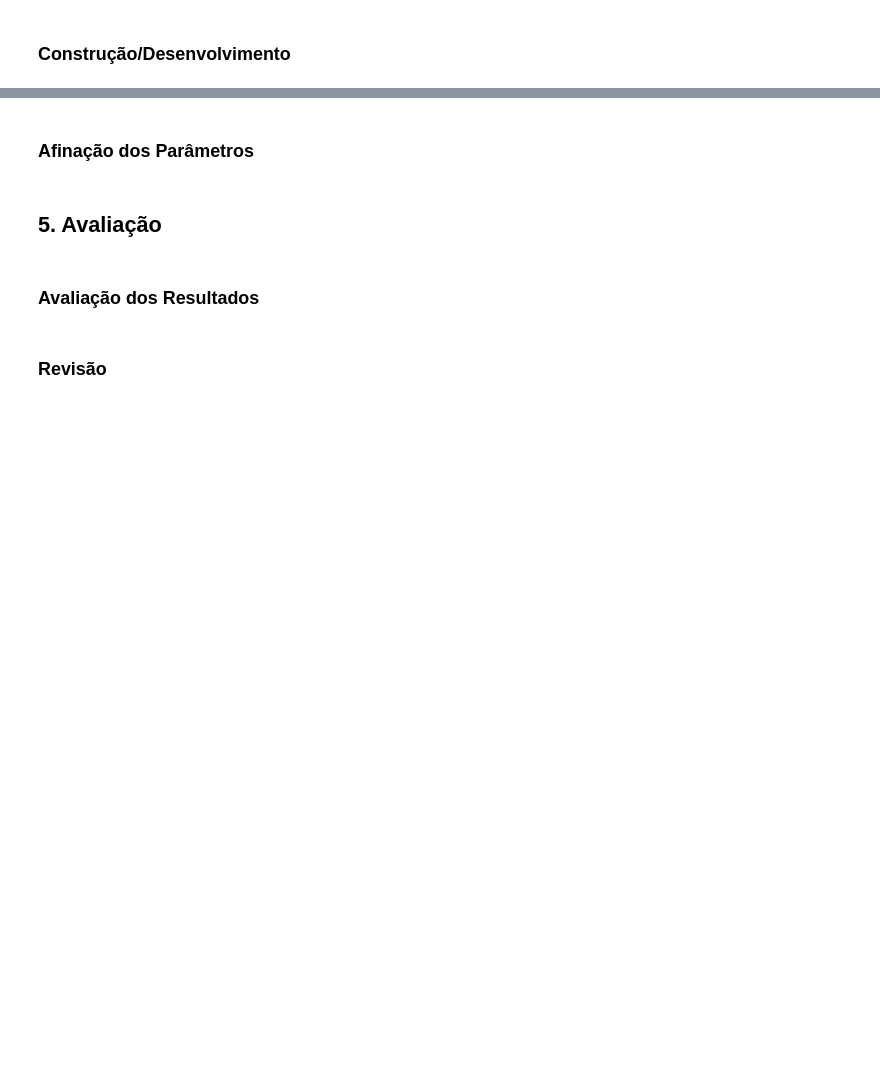
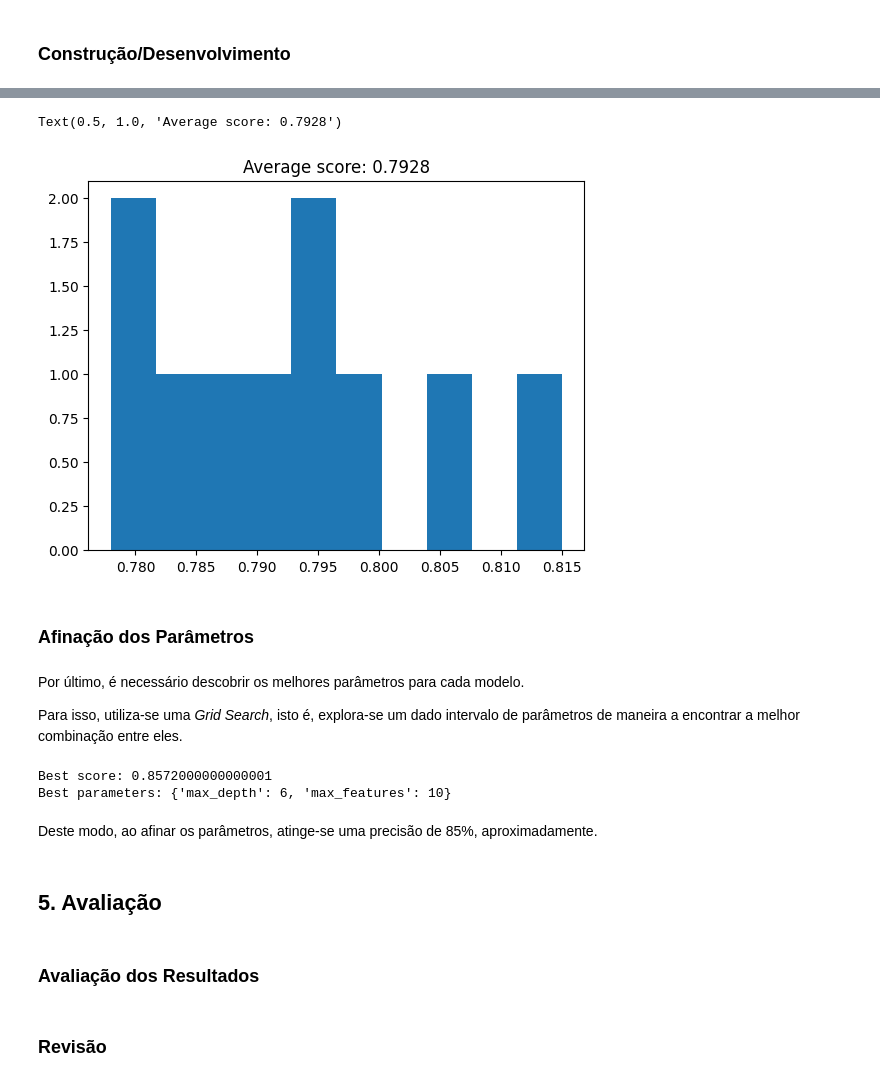
Before and after one commit to manelneto/churn, a Jupyter notebook: code.ipynb, the cells around one changed output, grey strips where cells are left out. Cells and saved outputs as stored; diff of their text form; code cells hidden in the pictures; blank space fills up the shorter version.

Commit message:
tentative decision tree classifier

```diff
--- a/code.ipynb
+++ b/code.ipynb
@@ -389,3 +393,5 @@ cleanData = selectedData
+# %%
+clean_data = selected_data
 # %% [markdown]
 ### Construção
 # %% [markdown]
@@ -420,9 +426,9 @@ No *output* do código acima, *int64* significa um número inteiro de 64 *bits*,
 
 *HasCrCard*, *IsActiveMember* e *Exited*, ao serem variáveis booleanas e, por isso, binárias, podem ser consideradas quantitativas discretas, pelo que podem ser representadas pelo tipo *int64*, como atualmente se encontram.
 # %%
-cleanData = pd.get_dummies(cleanData, drop_first = True, dtype = int)
+clean_data = pd.get_dummies(clean_data, drop_first = True, dtype = int)
 
-cleanData.head()
+clean_data.head()
 # %% [output]
 |  | CreditScore | Age | Tenure | Balance | NumOfProducts | HasCrCard | IsActiveMember | EstimatedSalary | ... |
 | 0 | 619 | 42 | 2 | 0.00 | 1 | 1 | 1 | 101348.88 | ... |
@@ -456,0 +467,6 @@ Deste modo, os dados estão, finalmente, prontos para servirem de treino e teste
+# %%
+all_inputs = clean_data.drop(['Exited'], axis = 1)
+
+all_labels = clean_data['Exited']
+
+(training_inputs, testing_inputs, training_classes, testing_classes) = train_test_split(all_inputs, all_labels, test_size = 0.25, random_state = 1)
@@ -457,2 +477,8 @@ Deste modo, os dados estão, finalmente, prontos para servirem de treino e teste
 # %% [markdown]
 ### Construção/Desenvolvimento
+# %%
+classifier = DecisionTreeClassifier()
+
+classifier.fit(training_inputs, training_classes)
+
+classifier.score(testing_inputs, testing_classes)
@@ -459,2 +491,30 @@ Deste modo, os dados estão, finalmente, prontos para servirem de treino e teste
+# %%
+cv_scores = cross_val_score(classifier, all_inputs, all_labels, cv = 10)
+plt.hist(cv_scores)
+plt.title('Average score: {}'.format(np.mean(cv_scores)))
+# %% [output]
+Text(0.5, 1.0, 'Average score: 0.7928')
+[figure, added]
 # %% [markdown]
 ### Afinação dos Parâmetros
+# %% [markdown]
+Por último, é necessário descobrir os melhores parâmetros para cada modelo.
+
+Para isso, utiliza-se uma *Grid Search*, isto é, explora-se um dado intervalo de parâmetros de maneira a encontrar a melhor combinação entre eles.
+# %%
+parameter_grid = {'max_depth': [1,2,3,4,5,6,7,8,9,10],
+                  'max_features': [1,2,3,4,5,6,7,8,9,10] }
+
+cross_validation = StratifiedKFold(n_splits = 10)
+
+grid_search = GridSearchCV(classifier, parameter_grid, cv = cross_validation)
+
+grid_search.fit(all_inputs, all_labels)
+
+print('Best score: {}'.format(grid_search.best_score_))
+print('Best parameters: {}'.format(grid_search.best_params_))
+# %% [output]
+Best score: 0.8572000000000001
+Best parameters: {'max_depth': 6, 'max_features': 10}
+# %% [markdown]
+Deste modo, ao afinar os parâmetros, atinge-se uma precisão de 85%, aproximadamente.
```
Also changed, not shown: parts of 16 cells of this notebook, 1 other file.
